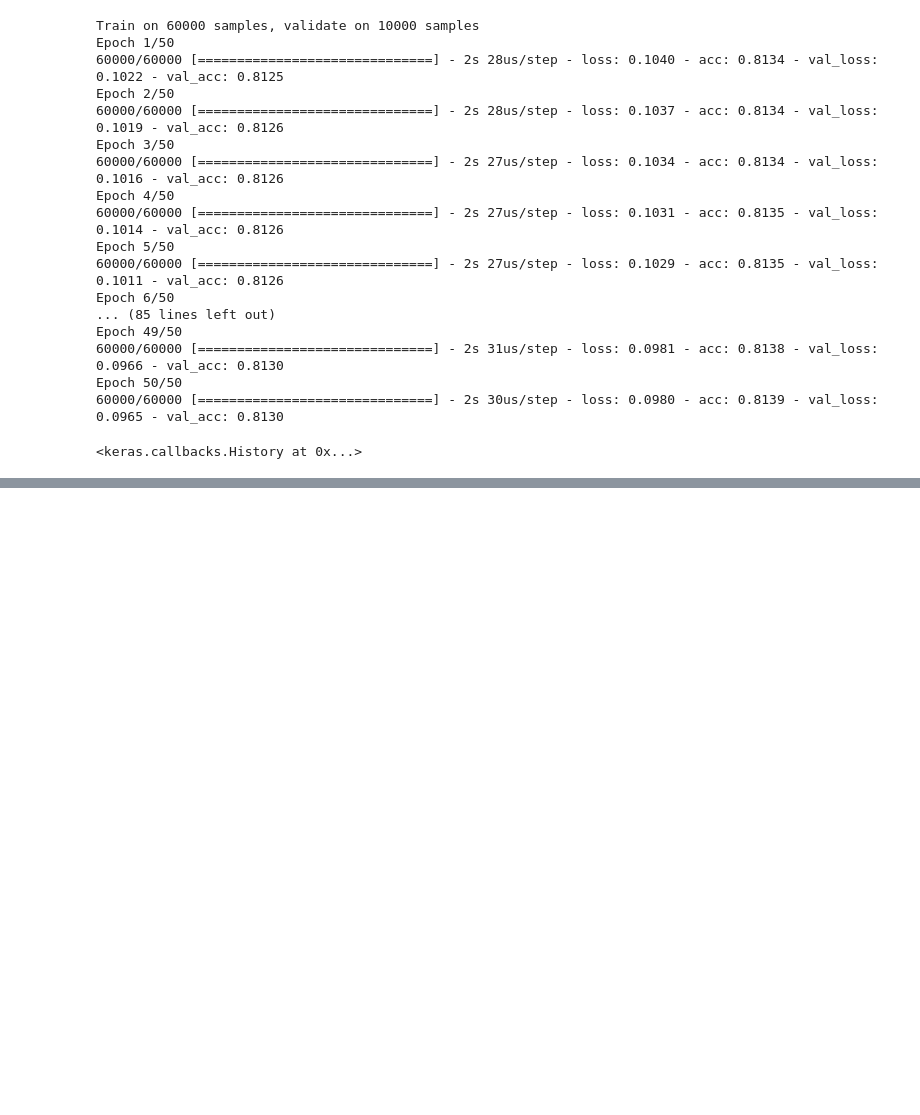
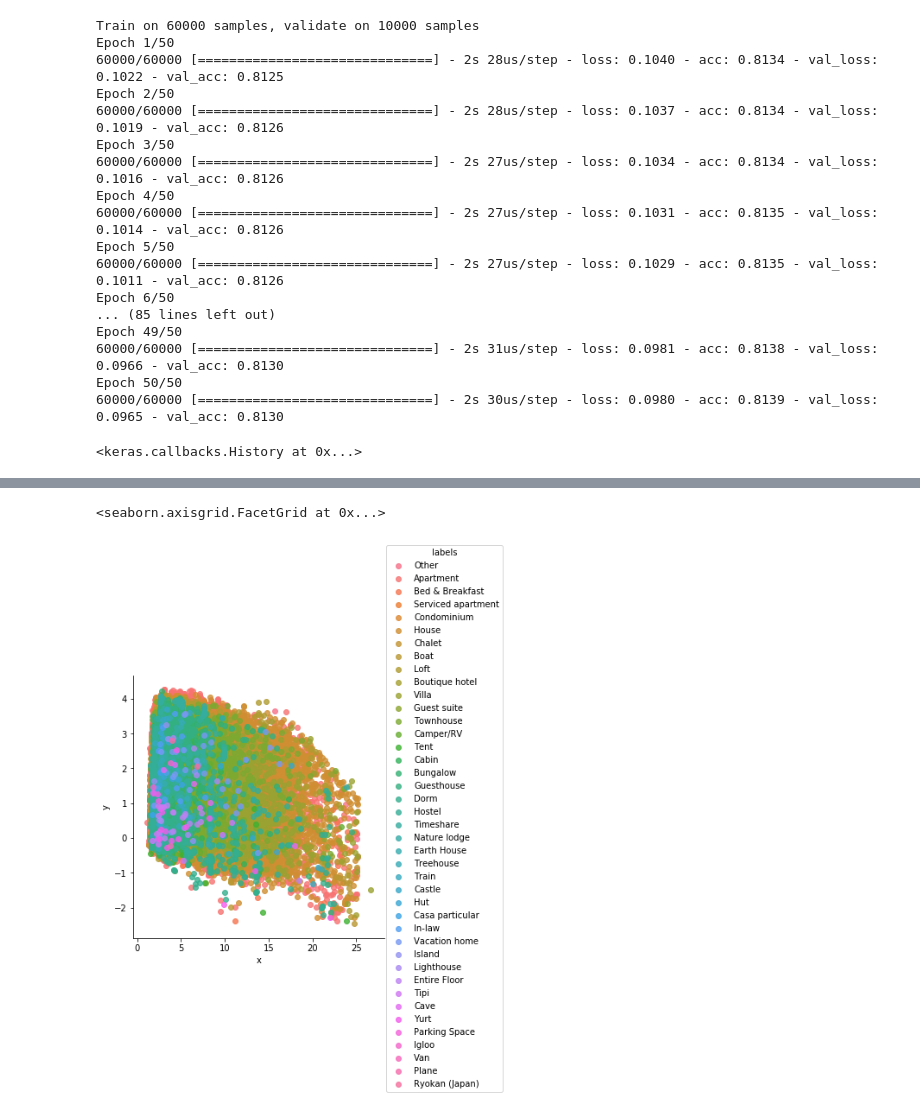
Before and after one commit to GenjitsuGame/unsupervised-clustering, a Jupyter notebook: K-means.ipynb, the cells around one changed output, grey strips where cells are left out. Cells and saved outputs as stored; diff of their text form; code cells hidden in the pictures; blank space fills up the shorter version.

```diff
--- a/K-means.ipynb
+++ b/K-means.ipynb
@@ -150,0 +274,7 @@ Epoch 50/50
+# %%
+values, vectors = pca(df_features)
+# %%
+dims = 2
+compressed_pca = df_features.dot(vectors[:dims].T)
+# %%
+compressed_pca.loc[:, 'labels'] = df_listings[labels].values
@@ -150,0 +302,7 @@ Epoch 50/50
+# %%
+compressed_pca = compressed_pca.rename(columns={0: 'x', 1:'y'})
+# %%
+sns.lmplot(x='x', y='y', data=compressed_pca, hue='labels', fit_reg=False)
+# %% [output]
+<seaborn.axisgrid.FacetGrid at 0x...>
+[figure, added]
```
Also changed, not shown: parts of 20 cells of this notebook, 3 other files.
